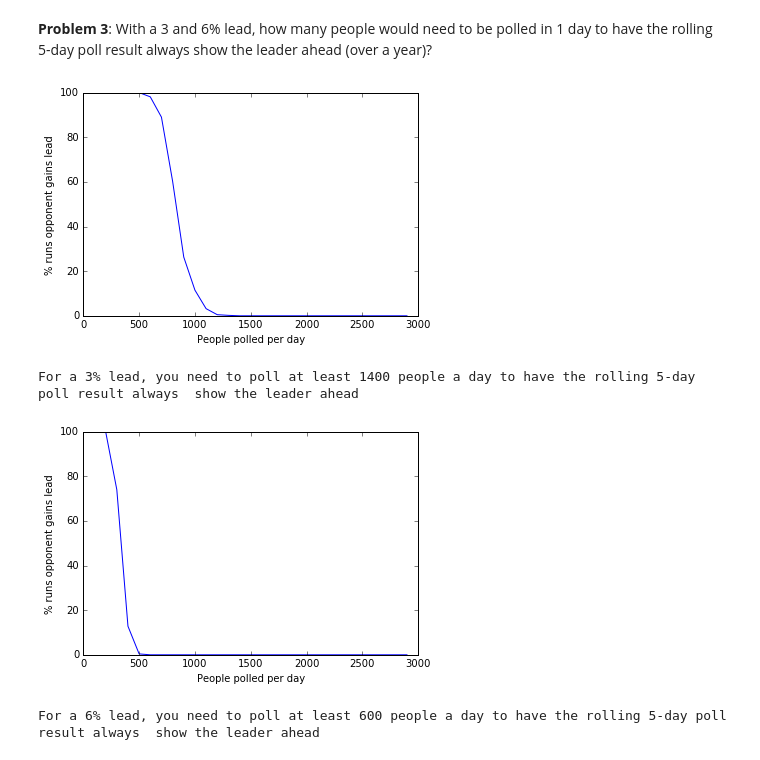
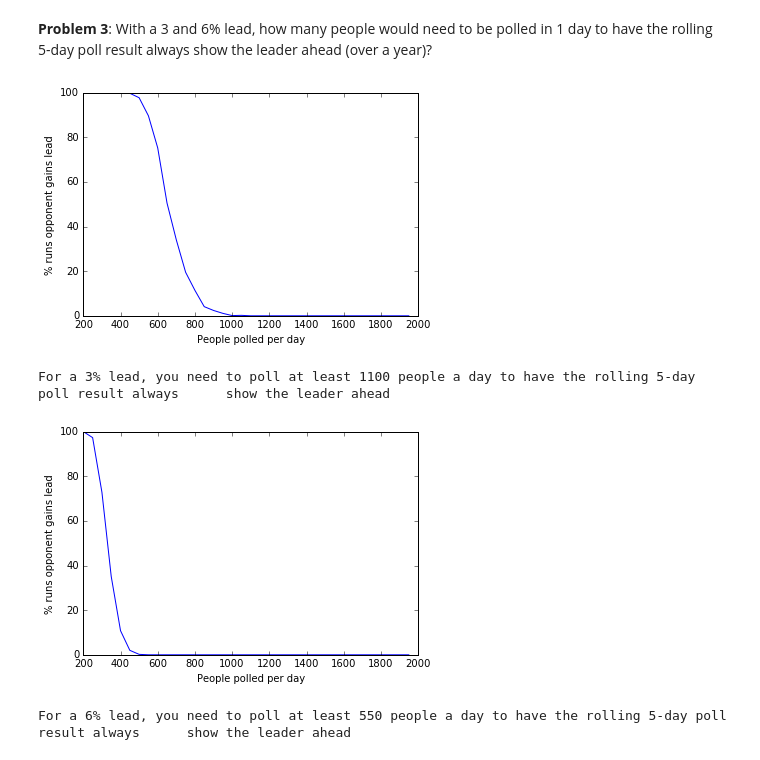
Before and after one commit to irinaene/py-ay250-hw, a Jupyter notebook: hw_1/hw_1_assignment.ipynb, the cells around one changed output. Saved outputs shown, nothing was run; the diff lists cells and outputs as text; code cells hidden in the pictures.

```diff
--- a/hw_1/hw_1_assignment.ipynb
+++ b/hw_1/hw_1_assignment.ipynb
@@ -602,50 +523,28 @@ print("For a 200 people a day rolling 5-day poll, you need to have a {}% lead so
 **Problem 3**: With a 3 and 6% lead, how many people would need to be polled in 1 day to have the rolling 5-day poll result always show the leader ahead (over a year)?
 # %%
 # your code here
-times_arr = []
-pt_lead = 3
-stddev = 10
-days = 365
-num_ppl = range(200,3000,100)
-for ppl in num_ppl:
-    times = 0
-    for j in range(1000):
-        lead = compute_lead(pt_lead, stddev, days, ppl)
-        if np.any(lead < 0):
-            times +=1
-    times_arr.append(times/10.)
+for pt_lead in [3, 6]:
+    times_arr = []
+    stddev = 8
+    days = 365
+    num_ppl = range(200,2000,50)
+    for ppl in num_ppl:
+        times = 0
+        for j in range(1000):
+            lead = compute_lead(pt_lead, stddev, days, ppl)
+            if np.any(lead < 0):
+                times +=1
+        times_arr.append(times/10.)
+
+    plt.plot(num_ppl, times_arr)
+    plt.xlabel('People polled per day')
+    plt.ylabel('% runs opponent gains lead')
+    plt.show()
+    first_num = num_ppl[np.where(np.asarray(times_arr) == 0.0)[0][0]]
+    print("For a {}% lead, you need to poll at least {} people a day to have the rolling 5-day poll result\
+    always shows the leader ahead.".format(pt_lead, first_num))
+# %% [output]
+[figure, added]
+For a 3% lead, you need to poll at least 1100 people a day to have the rolling 5-day poll result always      show the leader ahead
+[figure, added]
+For a 6% lead, you need to poll at least 550 people a day to have the rolling 5-day poll result always      show the leader ahead
-# %%
-plt.plot(num_ppl, times_arr)
-plt.xlabel('People polled per day')
-plt.ylabel('% runs opponent gains lead')
-plt.show()
-first_num = num_ppl[np.where(np.asarray(times_arr) == 0.0)[0][0]]
-print("For a {}% lead, you need to poll at least {} people a day to have the rolling 5-day poll result always \
- show the leader ahead".format(pt_lead, first_num))
-# %% [output]
-[figure, removed]
-For a 3% lead, you need to poll at least 1400 people a day to have the rolling 5-day poll result always  show the leader ahead
-# %%
-times_arr = []
-pt_lead = 6
-stddev = 8
-days = 365
-num_ppl = range(200,3000,100)
-for ppl in num_ppl:
-    times = 0
-    for j in range(1000):
-        lead = compute_lead(pt_lead, stddev, days, ppl)
-        if np.any(lead < 0):
-            times +=1
-    times_arr.append(times/10.)
-
-plt.plot(num_ppl, times_arr)
-plt.xlabel('People polled per day')
-plt.ylabel('% runs opponent gains lead')
-plt.show()
-first_num = num_ppl[np.where(np.asarray(times_arr) == 0.0)[0][0]]
-print("For a {}% lead, you need to poll at least {} people a day to have the rolling 5-day poll result always \
- show the leader ahead".format(pt_lead, first_num))
-# %% [output]
-[figure, removed]
-For a 6% lead, you need to poll at least 600 people a day to have the rolling 5-day poll result always  show the leader ahead
```
Also changed, not shown: parts of 20 cells of this notebook.
